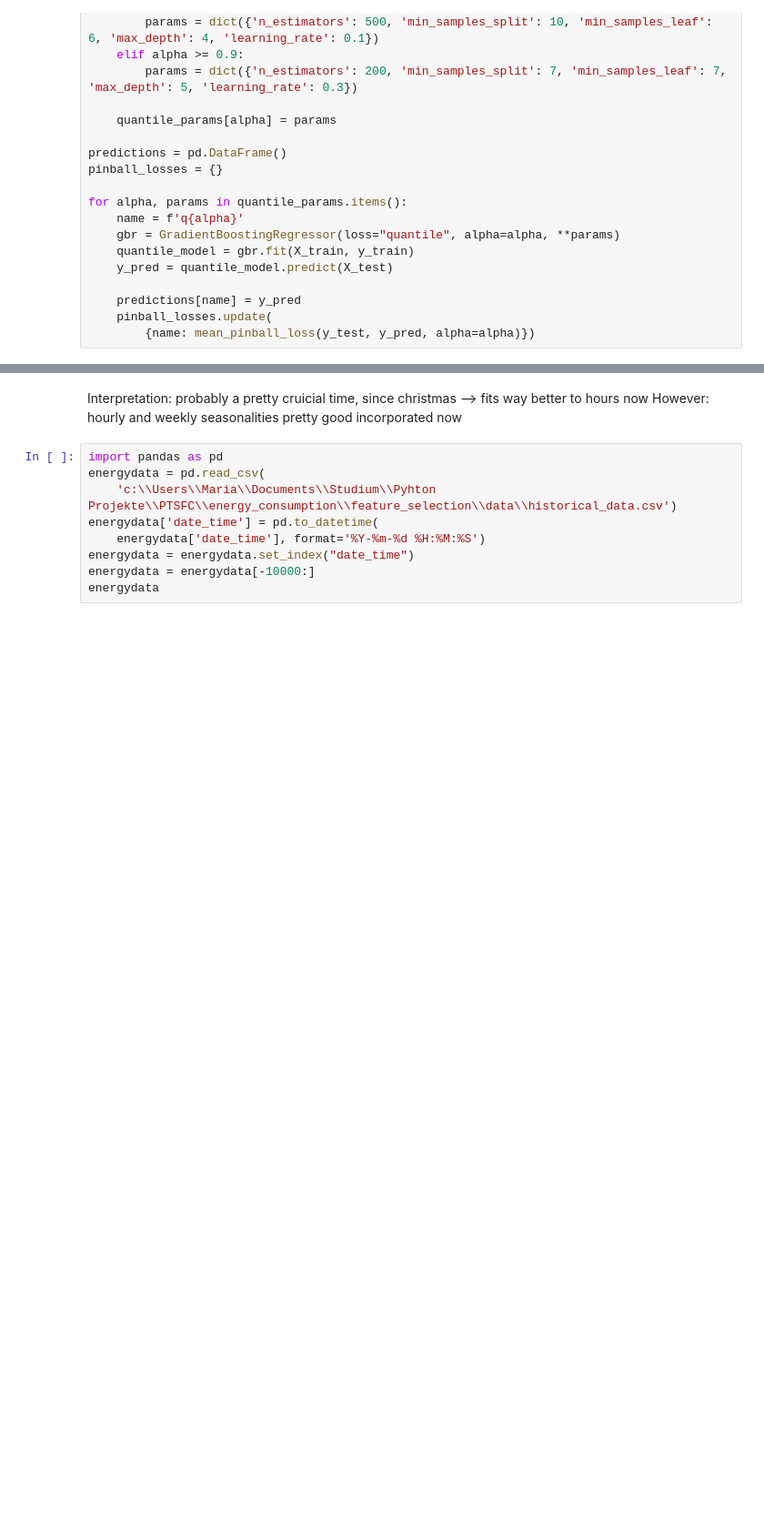
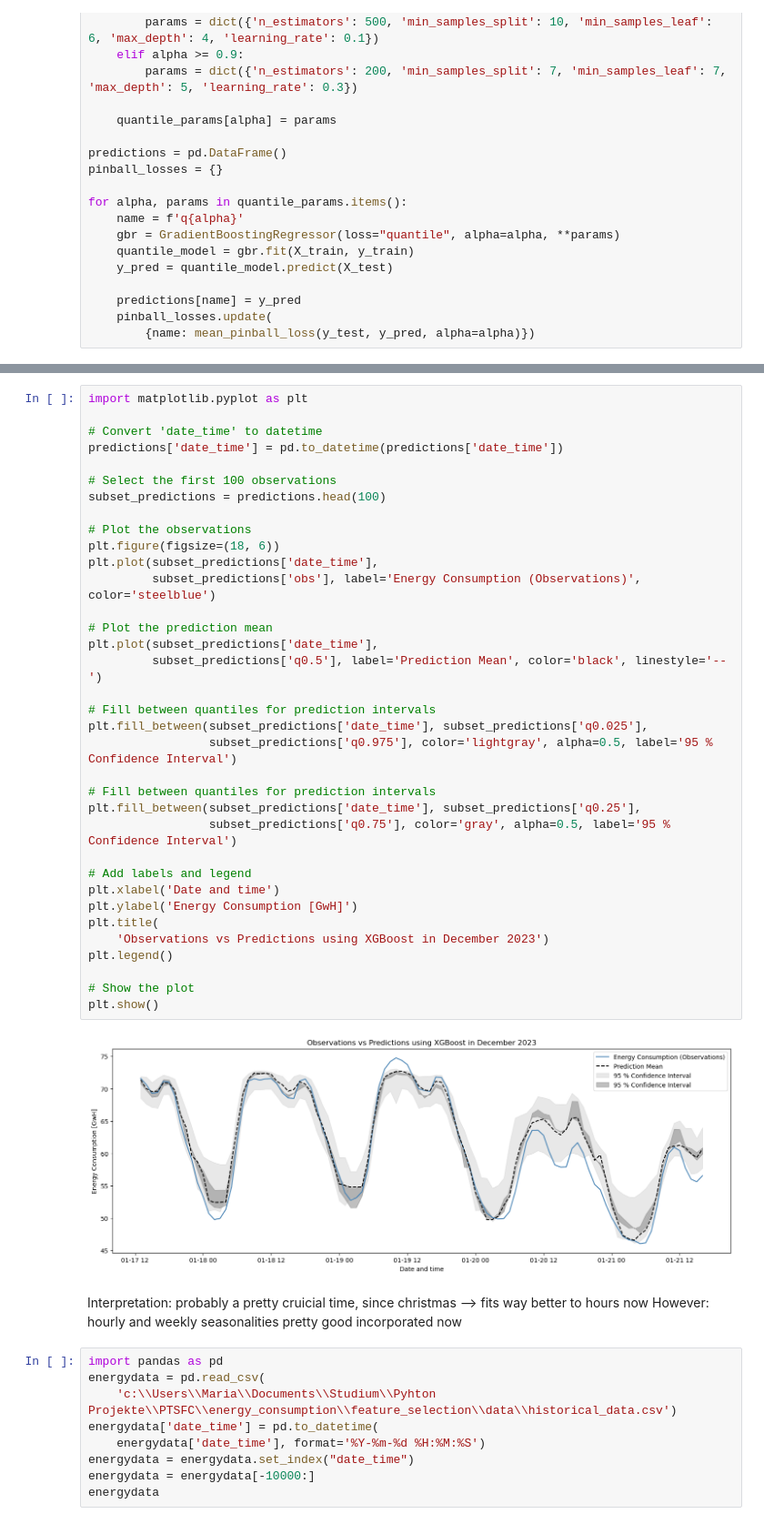
Before and after one commit to mweinreuter/PTSFC, a Jupyter notebook: energy_consumption/models/XGBoost/XGBoost.ipynb, the cells around one changed output, grey strips where cells are left out. Shown at 91% size. Saved outputs shown, nothing was run; the diff lists cells and outputs as text; blank space fills up the shorter version.

Commit message:
energy finished

```diff
--- a/energy_consumption/models/XGBoost/XGBoost.ipynb
+++ b/energy_consumption/models/XGBoost/XGBoost.ipynb
@@ -243,3 +281,40 @@ plt.show()
+# %%
+import matplotlib.pyplot as plt
+
+# Convert 'date_time' to datetime
+predictions['date_time'] = pd.to_datetime(predictions['date_time'])
+
+# Select the first 100 observations
+subset_predictions = predictions.head(100)
+
+# Plot the observations
+plt.figure(figsize=(18, 6))
+plt.plot(subset_predictions['date_time'],
+         subset_predictions['obs'], label='Energy Consumption (Observations)', color='steelblue')
+
+# Plot the prediction mean
+plt.plot(subset_predictions['date_time'],
+         subset_predictions['q0.5'], label='Prediction Mean', color='black', linestyle='--')
+
+# Fill between quantiles for prediction intervals
+plt.fill_between(subset_predictions['date_time'], subset_predictions['q0.025'],
+                 subset_predictions['q0.975'], color='lightgray', alpha=0.5, label='95 % Confidence Interval')
+
+# Fill between quantiles for prediction intervals
+plt.fill_between(subset_predictions['date_time'], subset_predictions['q0.25'],
+                 subset_predictions['q0.75'], color='gray', alpha=0.5, label='95 % Confidence Interval')
+
+# Add labels and legend
+plt.xlabel('Date and time')
+plt.ylabel('Energy Consumption [GwH]')
+plt.title(
+    'Observations vs Predictions using XGBoost in December 2023')
+plt.legend()
+
+# Show the plot
+plt.show()
+# %% [output]
+[figure, added]
 # %% [markdown]
 Interpretation: probably a pretty cruicial time, since christmas --> fits way better to hours now
 However: hourly and weekly seasonalities pretty good incorporated now
```
Also changed, not shown: parts of 4 cells of this notebook, 10 other files.
